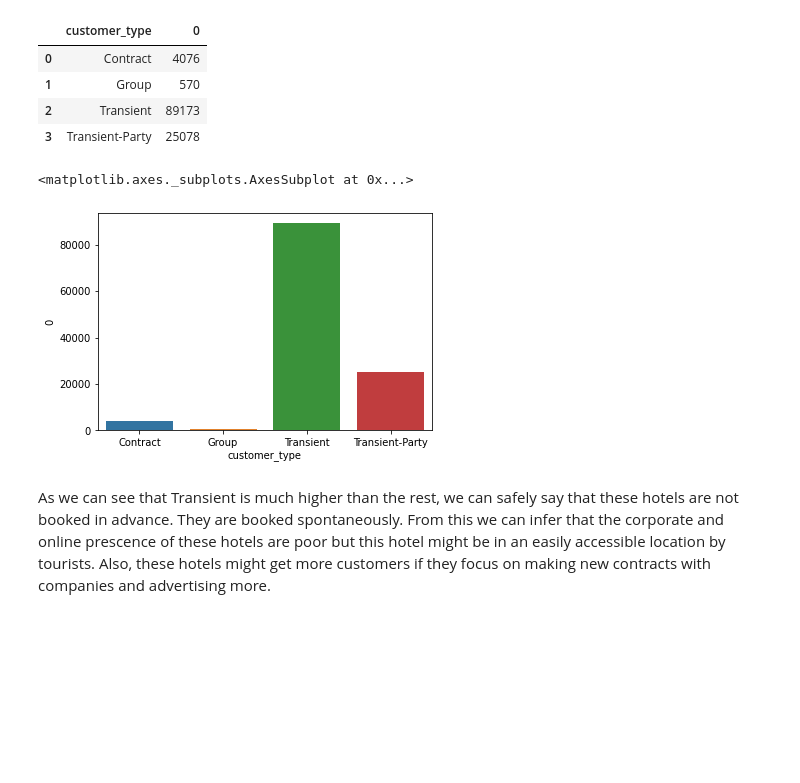
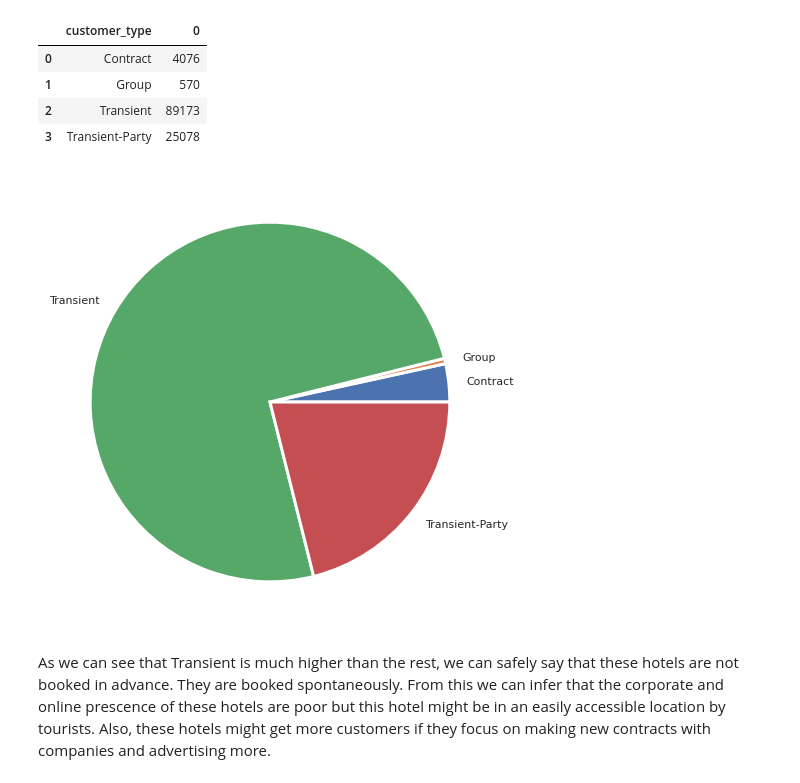
Before and after one commit to manm0han/hotel-booking-eda, a Jupyter notebook: Manmohan_Madhu_Hotel_Booking_Analysis_Capstone_Project.ipynb, the cells around one changed output. Cells and saved outputs as stored; diff of their text form; code cells hidden in the pictures; blank space fills up the shorter version.

Commit message:
Customer type analysis added pie chart

```diff
--- a/Manmohan_Madhu_Hotel_Booking_Analysis_Capstone_Project.ipynb
+++ b/Manmohan_Madhu_Hotel_Booking_Analysis_Capstone_Project.ipynb
@@ -327,10 +329,11 @@ group_customer
 | 2 | Transient | 89173 |
 | 3 | Transient-Party | 25078 |
 # %%
-sns.barplot(data = group_customer, x = 'customer_type', y = 0 )
+#sns.barplot(data = group_customer, x = 'customer_type', y = 0 )
+plt.pie(group_customer[0], labels = group_customer['customer_type'],wedgeprops = { 'linewidth' : 3, 'edgecolor' : 'white' })
+plt.show()
 # %% [output]
-<matplotlib.axes._subplots.AxesSubplot at 0x...>
-[figure, old version]
+[figure, new version]
 # %% [markdown]
 As we can see that Transient is much higher than the rest, we can safely say that these hotels are not booked in advance. They are booked spontaneously. From this we can infer that the corporate and online prescence of these hotels are poor but this hotel might be in an easily accessible location by tourists.
 Also, these hotels might get more customers if they focus on making new contracts with companies and advertising more.
```
Also changed, not shown: parts of 5 cells of this notebook.
